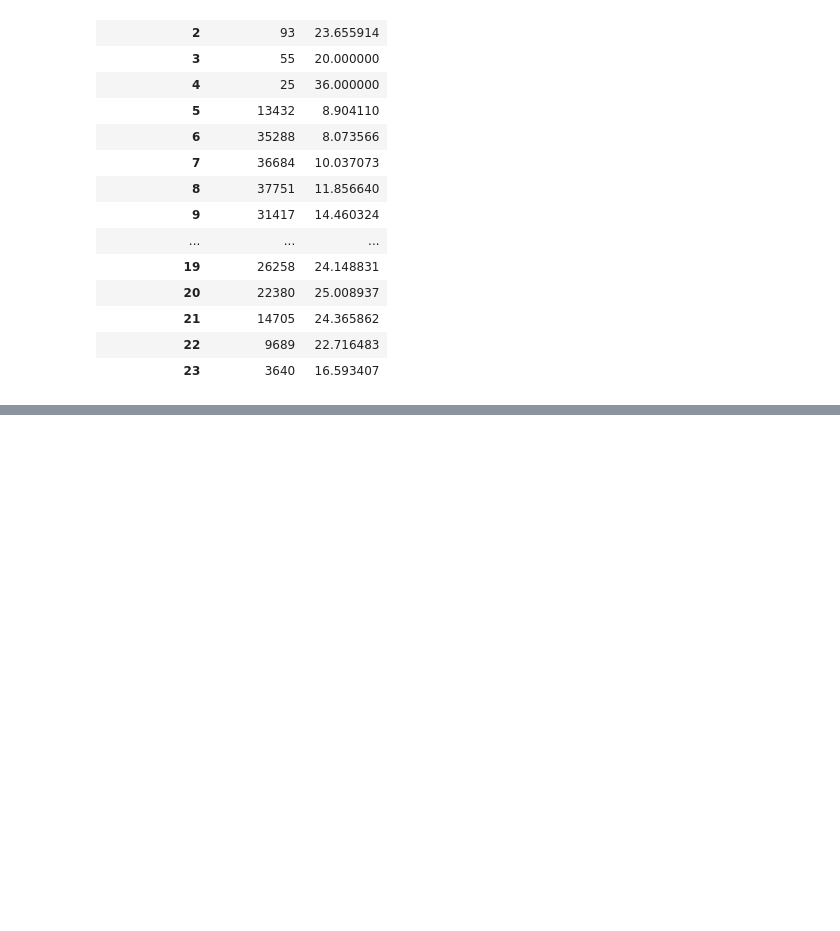
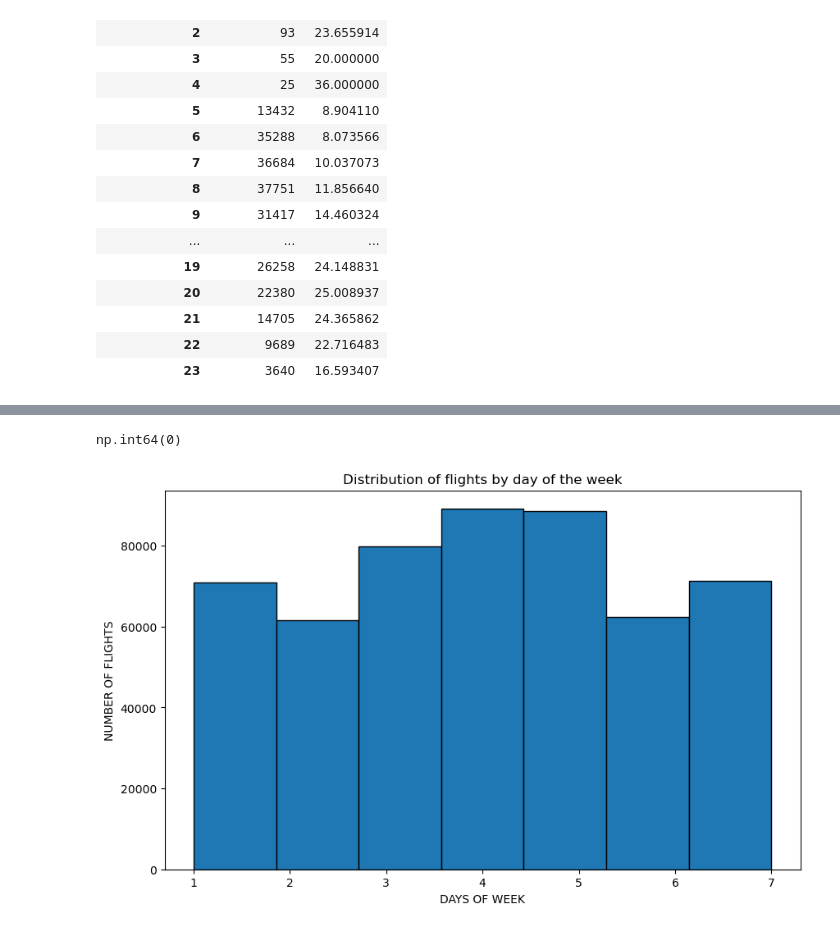
Before and after one commit to bacoscamadalina/flight-delay-prediction, a Jupyter notebook: 01_data_exploration.ipynb, the cells around one changed output, grey strips where cells are left out. Saved outputs shown, nothing was run; the diff lists cells and outputs as text; code cells hidden in the pictures; blank space fills up the shorter version.

```diff
--- a/01_data_exploration.ipynb
+++ b/01_data_exploration.ipynb
@@ -491,0 +637,16 @@ plt.show()
+# %%
+# Check the missing data
+model_df["DAY_OF_WEEK"].isna().sum()
+# %% [output]
+np.int64(0)
+# %%
+# Check the distribution of flights by day of the week.
+plt.figure(figsize=(10,6))
+plt.hist(model_df["DAY_OF_WEEK"],bins=7,edgecolor="black")
+
+plt.xlabel("DAYS OF WEEK")
+plt.ylabel("NUMBER OF FLIGHTS")
+plt.title("Distribution of flights by day of the week")
+plt.show()
+# %% [output]
+[figure, added]
```
Also changed, not shown: parts of 65 cells of this notebook, 1 other file.
